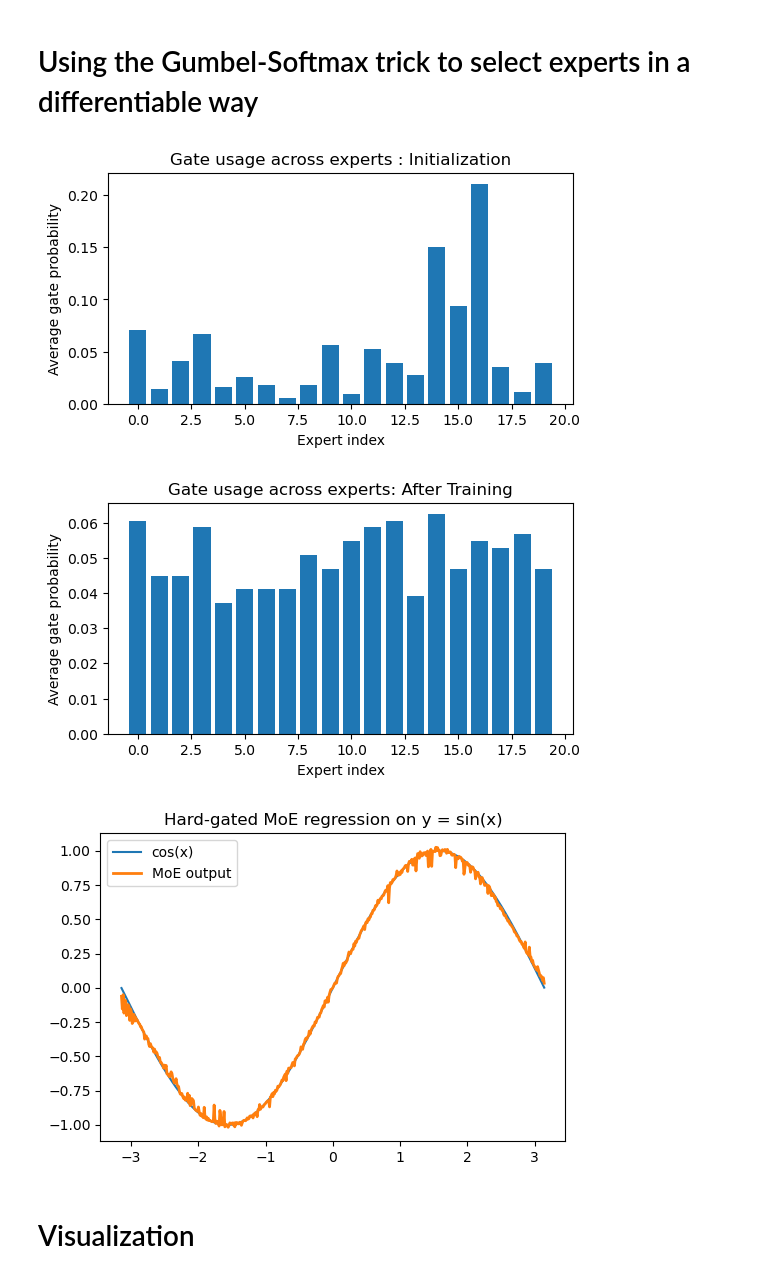
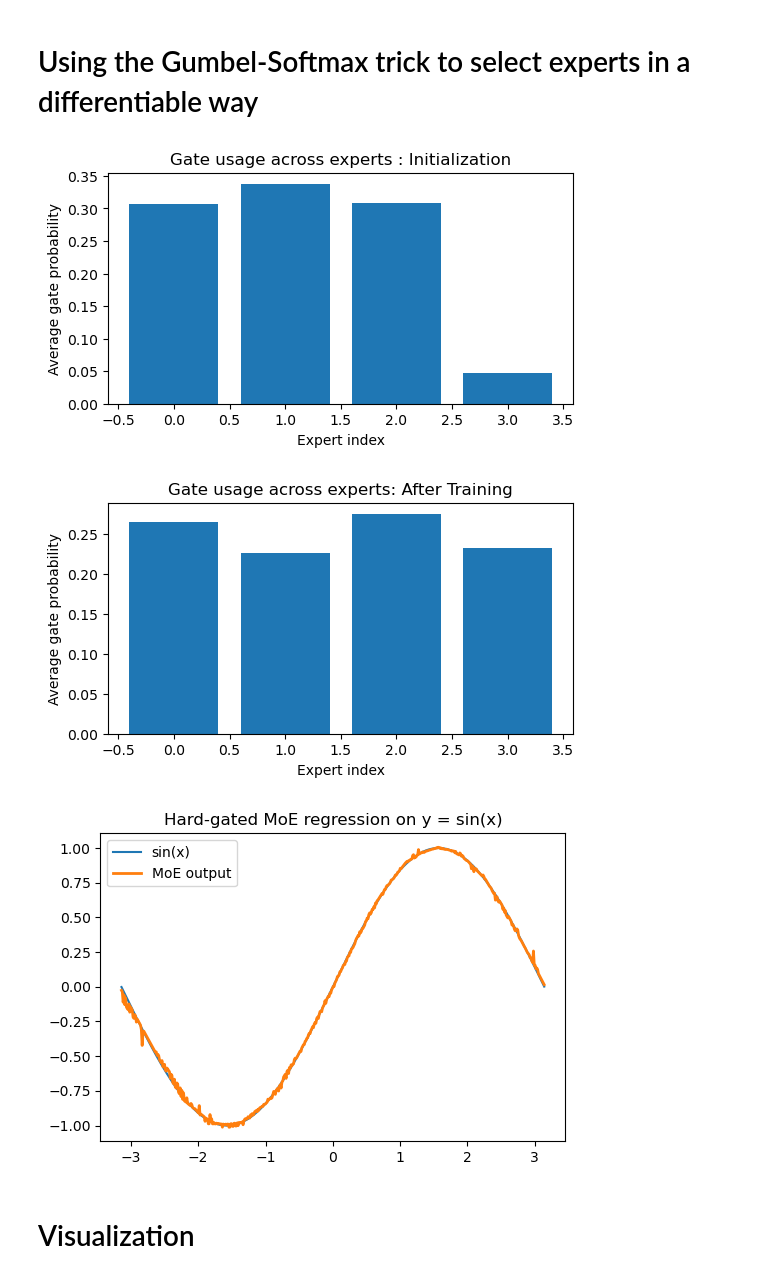
Before and after one commit to hedi-hadiji/hedi-hadiji.github.io, a Jupyter notebook: dl_class/resources/lecture7/TP7.ipynb, the cells around one changed output. Saved outputs shown, nothing was run; the diff lists cells and outputs as text; code cells hidden in the pictures.

```diff
--- a/dl_class/resources/lecture7/TP7.ipynb
+++ b/dl_class/resources/lecture7/TP7.ipynb
@@ -145,18 +145,17 @@ plt.show()
 # %% [markdown]
 # Using the Gumbel-Softmax trick to select experts in a differentiable way
 # %%
-def gumbel_softmax(logits, tau=1.0, hard=False):
+def gumbel_softmax(logits, tau=1.0):
     g = -torch.empty_like(logits).exponential_().log()  # Gumbel noise
     y = F.softmax((logits + g) / tau, dim=-1)
 
-    if hard:
-        # make one-hot in forward pass
-        y_hard = torch.zeros_like(y)
-        y_hard.scatter_(1, y.argmax(dim=-1, keepdim=True), 1.0)
-        # Straight-through trick:
-        # gradient flows through soft y
-        # but forward is hard one-hot
-        y = (y_hard - y).detach() + y
+    # make one-hot in forward pass
+    y_hard = torch.zeros_like(y)
+    y_hard.scatter_(1, y.argmax(dim=-1, keepdim=True), 1.0)
+    # Straight-through trick:
+    # gradient flows through soft y
+    # but forward is hard one-hot
+    y = (y_hard - y).detach() + y
     return y
 
 
@@ -184,7 +183,7 @@ class HardMoE(nn.Module):
         logits = self.gate(x)  # B, E
 
         # Get hard gate probabilities via Gumbel-Softmax
-        gates = gumbel_softmax(logits, hard=True)  # B, E
+        gates = gumbel_softmax(logits)  # B, E
 
         # Compute all expert outputs
         expert_outputs = torch.stack(
@@ -214,7 +213,7 @@ x = torch.linspace(-3.14, 3.14, N).unsqueeze(1)
 y_true = torch.sin(x)
 
 # Model, loss, optimizer
-moe = HardMoE(input_dim=1, hidden_dim=32, num_experts=20, k=2)
+moe = HardMoE(input_dim=1, hidden_dim=32, num_experts=4, k=2)
 opt = torch.optim.Adam(moe.parameters(), lr=1e-3)
 loss_fn = nn.MSELoss()
 beta = 0.1
@@ -230,37 +229,37 @@ plt.title("Gate usage across experts : Initialization")
 plt.show()
 
 # Training loop
 for step in range(2000):
     y_pred, gates, experts_out, load_balance_loss = moe(x)
     loss = loss_fn(y_pred, y_true) + beta * load_balance_loss
     opt.zero_grad()
     loss.backward()
     opt.step()
 
 y_pred, gates, experts_out, _ = moe(x)
 with torch.no_grad():
     gate_usage = gates.mean(0)
 plt.figure(figsize=(6, 3))
 plt.bar(range(moe.num_experts), gate_usage.numpy())
 plt.xlabel("Expert index")
 plt.ylabel("Average gate probability")
 plt.title("Gate usage across experts: After Training")
 plt.show()
 
 # Visualization
 with torch.no_grad():
     y_pred, gates, _, _ = moe(x)
 
 plt.figure(figsize=(6, 4))
-plt.plot(x, y_true, label="cos(x)")
+plt.plot(x, y_true, label="sin(x)")
 plt.plot(x, y_pred, label="MoE output", lw=2)
 plt.legend()
 plt.title("Hard-gated MoE regression on y = sin(x)")
 plt.show()
 # %% [output]
-[figure, old version]
+[figure, new version]
-[figure, old version]
+[figure, new version]
-[figure, old version]
+[figure, new version]
 # %% [markdown]
 # Visualization
 # %%
```
Also changed, not shown: parts of 12 cells of this notebook, 2 other files.
